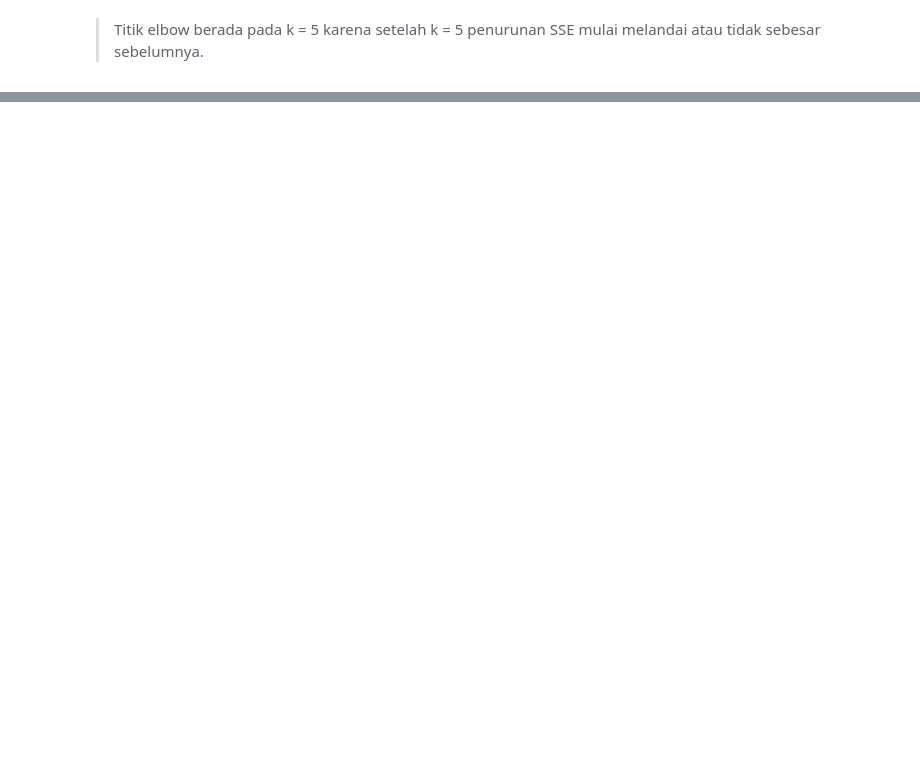
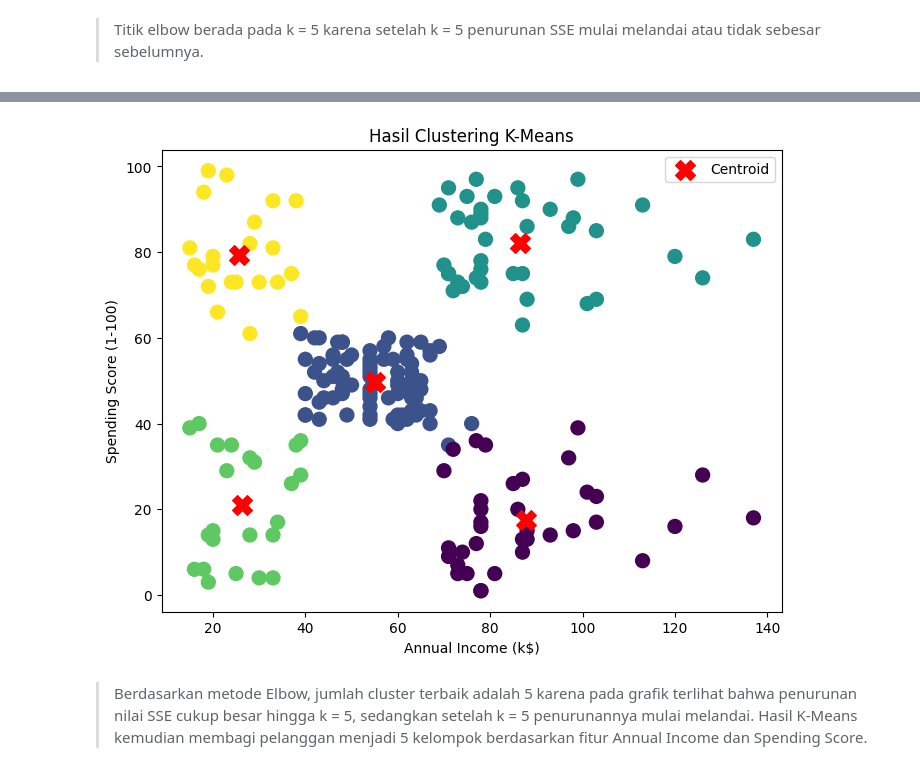
Before and after one commit to Raditya-Z/MachineLearning_244107020144, a Jupyter notebook: JS-04/JS-04_TugasPraktikum.ipynb, the cells around one changed output, grey strips where cells are left out. Drawn from its saved outputs; the diff is of its cells as text; code cells hidden in the pictures; blank space fills up the shorter version.

```diff
--- a/JS-04/JS-04_TugasPraktikum.ipynb
+++ b/JS-04/JS-04_TugasPraktikum.ipynb
@@ -72,0 +93,28 @@ centers = cl_kmeans.
+# %%
+plt.figure(figsize=(8, 6))
+
+plt.scatter(
+    X.iloc[:, 0],
+    X.iloc[:, 1],
+    c=y_kmeans,
+    s=100
+)
+
+plt.scatter(
+    centers[:, 0],
+    centers[:, 1],
+    c='red',
+    s=200,
+    marker='X',
+    label='Centroid'
+)
+
+plt.xlabel('Annual Income (k$)')
+plt.ylabel('Spending Score (1-100)')
+plt.title('Hasil Clustering K-Means')
+plt.legend()
+plt.show()
+# %% [output]
+[figure, added]
+# %% [markdown]
+> Berdasarkan metode Elbow, jumlah cluster terbaik adalah 5 karena pada grafik terlihat bahwa penurunan nilai SSE cukup besar hingga k = 5, sedangkan setelah k = 5 penurunannya mulai melandai. Hasil K-Means kemudian membagi pelanggan menjadi 5 kelompok berdasarkan fitur Annual Income dan Spending Score.
```
Also changed, not shown: parts of 20 cells of this notebook.
